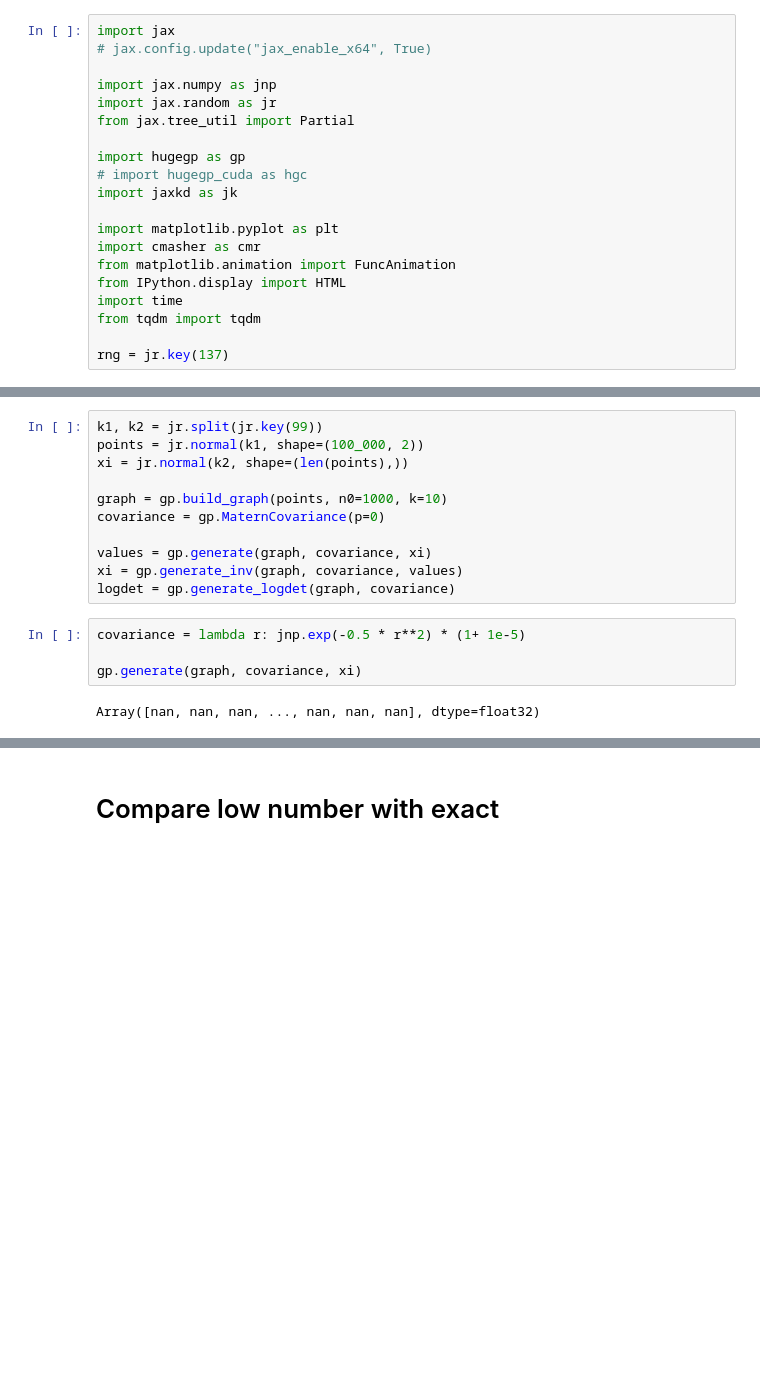
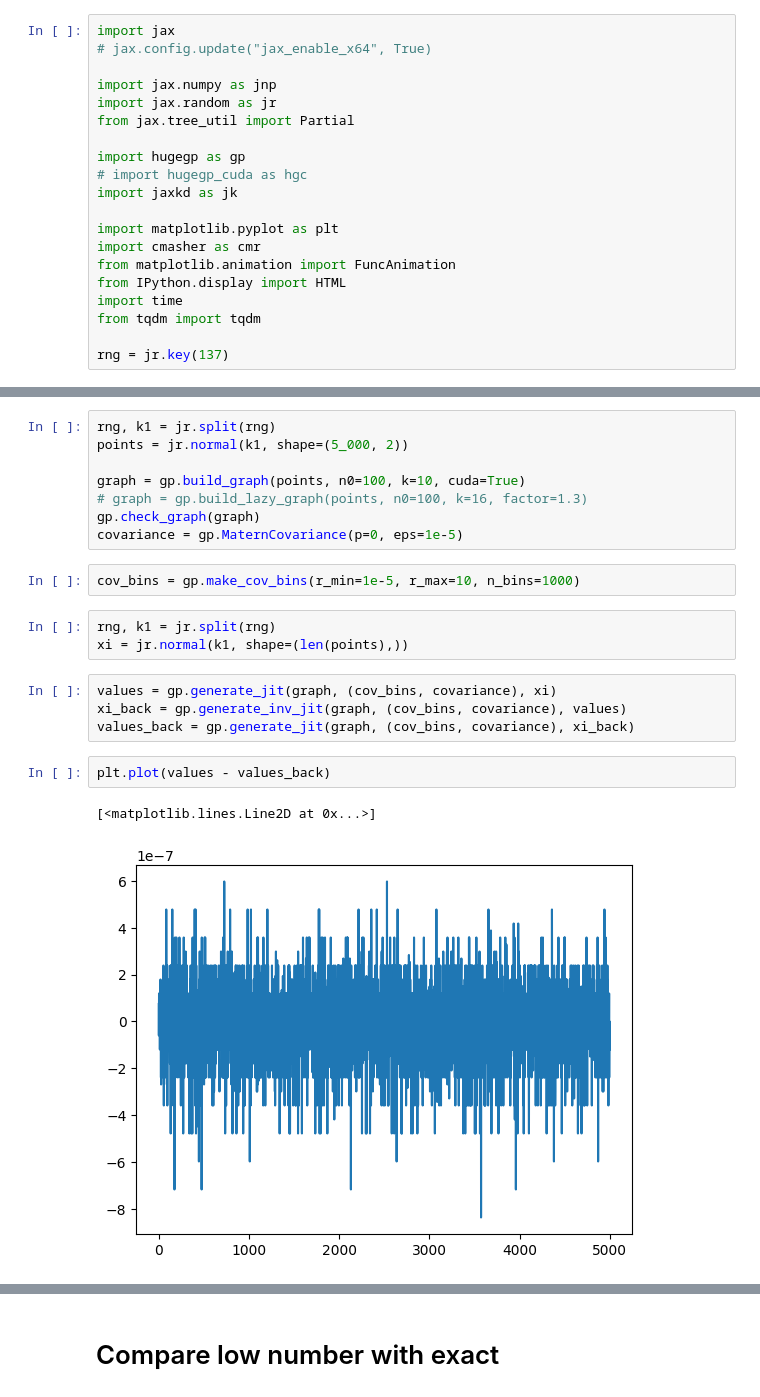
Before and after one commit to stanford-ism/graphgp, a Jupyter notebook: basic.ipynb, the cells around one changed output, grey strips where cells are left out. Drawn from its saved outputs; the diff is of its cells as text; blank space fills up the shorter version.

```diff
--- a/basic.ipynb
+++ b/basic.ipynb
@@ -24,17 +26,22 @@ rng = jr.key(137)
 # %%
-k1, k2 = jr.split(jr.key(99))
-points = jr.normal(k1, shape=(100_000, 2))
-xi = jr.normal(k2, shape=(len(points),))
+rng, k1 = jr.split(rng)
+points = jr.normal(k1, shape=(5_000, 2))
 
-graph = gp.build_graph(points, n0=1000, k=10)
-covariance = gp.MaternCovariance(p=0)
-
-values = gp.generate(graph, covariance, xi)
-xi = gp.generate_inv(graph, covariance, values)
-logdet = gp.generate_logdet(graph, covariance)
+graph = gp.build_graph(points, n0=100, k=10, cuda=True)
+# graph = gp.build_lazy_graph(points, n0=100, k=16, factor=1.3)
+gp.check_graph(graph)
+covariance = gp.MaternCovariance(p=0, eps=1e-5)
-# %%
-covariance = lambda r: jnp.exp(-0.5 * r**2) * (1+ 1e-5)
-
-gp.generate(graph, covariance, xi)
-# %% [output]
-Array([nan, nan, nan, ..., nan, nan, nan], dtype=float32)
+# %%
+cov_bins = gp.make_cov_bins(r_min=1e-5, r_max=10, n_bins=1000)
+# %%
+rng, k1 = jr.split(rng)
+xi = jr.normal(k1, shape=(len(points),))
+# %%
+values = gp.generate_jit(graph, (cov_bins, covariance), xi)
+xi_back = gp.generate_inv_jit(graph, (cov_bins, covariance), values)
+values_back = gp.generate_jit(graph, (cov_bins, covariance), xi_back)
+# %%
+plt.plot(values - values_back)
+# %% [output]
+[<matplotlib.lines.Line2D at 0x...>]
+[figure, added]
```
Also changed, not shown: parts of 13 cells of this notebook, 10 other files.
